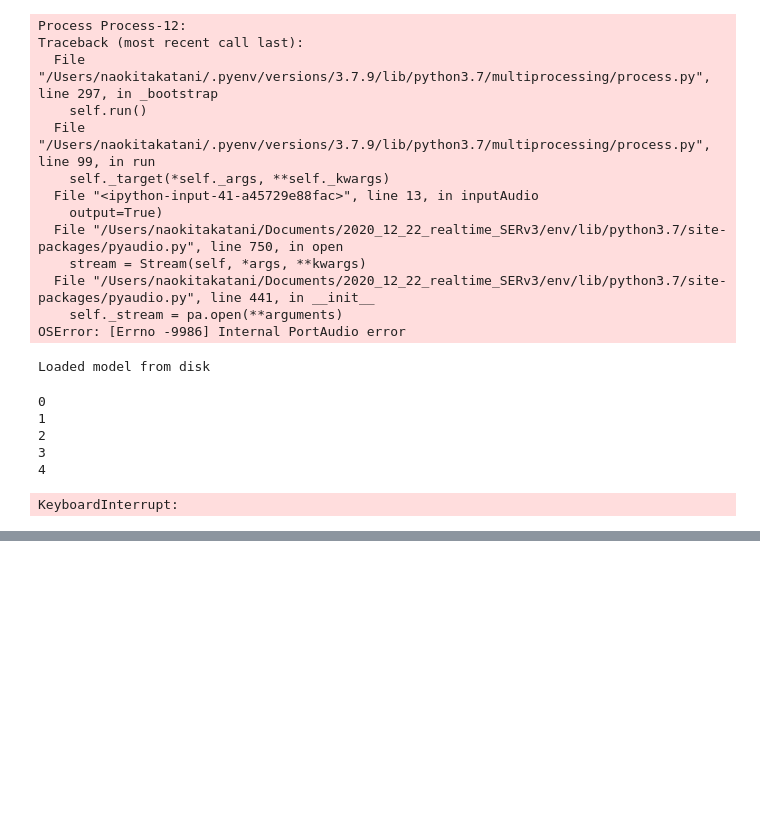
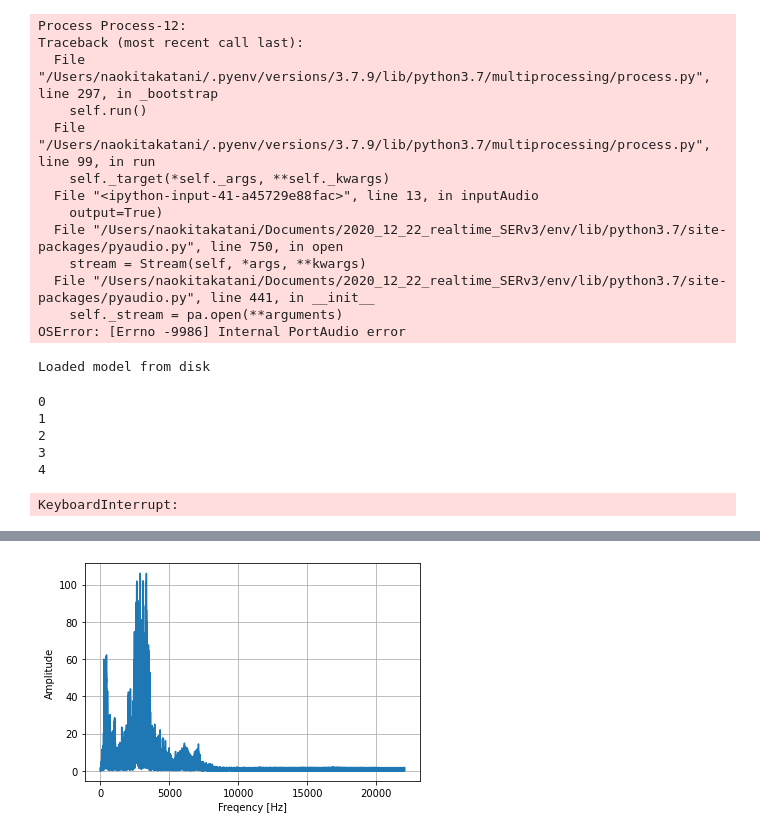
Before and after one commit to naokitakatani/2020_12_22_realtime_SERv3, a Jupyter notebook: develop_realtimeEmotionRecognition2.ipynb, the cells around one changed output, grey strips where cells are left out. Saved outputs shown, nothing was run; the diff lists cells and outputs as text; code cells hidden in the pictures; blank space fills up the shorter version.

```diff
--- a/develop_realtimeEmotionRecognition2.ipynb
+++ b/develop_realtimeEmotionRecognition2.ipynb
@@ -403,0 +487,13 @@ KeyboardInterrupt:
+# %%
+F = np.fft.fft(X) # 変換結果
+N = X.shape[0]
+freq = np.fft.fftfreq(N, d=1/44100) # 周波数
+Amp = np.abs(F/(N/2)) # 振幅
+fig, ax = plt.subplots()
+ax.plot(freq[1:int(N/2)], Amp[1:int(N/2)])
+ax.set_xlabel("Freqency [Hz]")
+ax.set_ylabel("Amplitude")
+ax.grid()
+plt.show()
+# %% [output]
+[figure, added]
```
Also changed, not shown: parts of 20 cells of this notebook.
